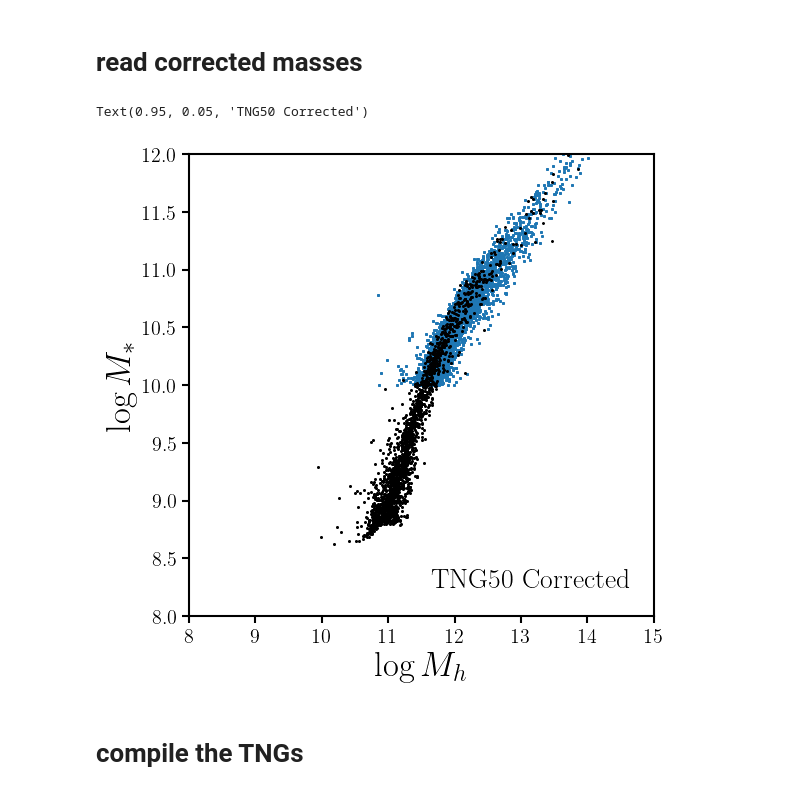
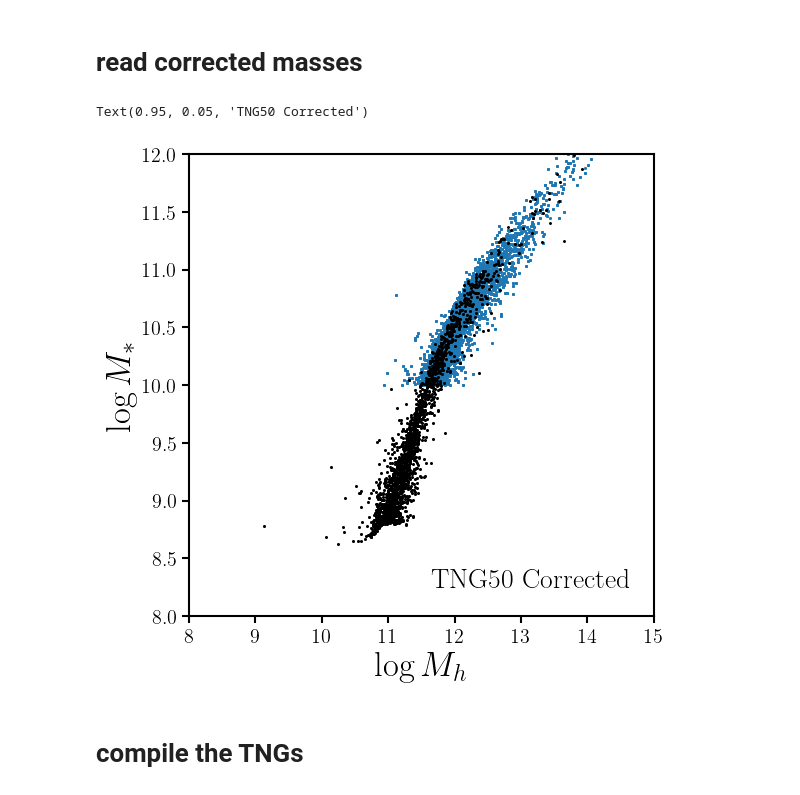
Before and after one commit to galactic-ai/haloflow, a Jupyter notebook: bin/data/tng_all.ipynb, the cells around one changed output. Cells and saved outputs as stored; diff of their text form; code cells hidden in the pictures.

```diff
--- a/bin/data/tng_all.ipynb
+++ b/bin/data/tng_all.ipynb
@@ -55,18 +55,18 @@ tng50 = Table.read('/scratch/gpfs/chhahn/haloflow/hf2/hf2.TNG50_corr.morph_subha
 # %%
 fig = plt.figure(figsize=(6,6))
 sub = fig.add_subplot(111)
 
-sub.scatter(tng100['SubhaloMassType_dm'], tng100['SubhaloMassType_stars'], c='C0', s=1, label='TNG100')
-sub.scatter(tng50['SubhaloMassType_dm'], tng50['SubhaloMassType_stars'], c='k', s=0.5, label='TNG50')
+sub.scatter(tng100['Group_M_Crit200'], tng100['SubhaloMassType_stars'], c='C0', s=1, label='TNG100')
+sub.scatter(tng50['Group_M_Crit200'], tng50['SubhaloMassType_stars'], c='k', s=0.5, label='TNG50')
 
 sub.set_xlabel(r'$\log M_h$', fontsize=25)
 sub.set_xlim(8, 15)
 sub.set_ylabel(r'$\log M_*$', fontsize=25)
 sub.set_ylim(8, 12)
 sub.text(0.95, 0.05, 'TNG50 Corrected', ha='right', va='bottom', transform=sub.transAxes, fontsize=20)
 # %% [output]
 Text(0.95, 0.05, 'TNG50 Corrected')
-[figure, old version]
+[figure, new version]
 # %% [markdown]
 # compile the TNGs
 # %%
```
Also changed, not shown: parts of 4 cells of this notebook.
